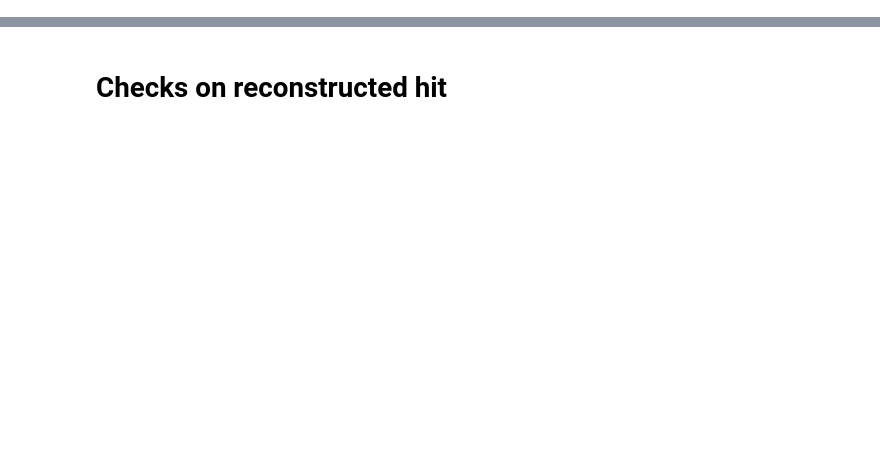
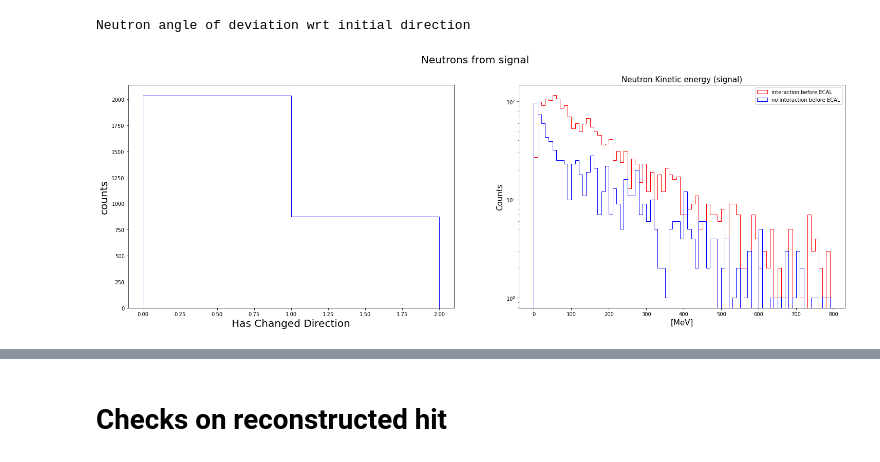
Before and after one commit to GianfrancoIngratta/SAND-PHYSICS, a Jupyter notebook: notebook/AnalyseECALDigit.ipynb, the cells around one changed output, grey strips where cells are left out. Cells and saved outputs as stored; diff of their text form; code cells hidden in the pictures; blank space fills up the shorter version.

```diff
--- a/notebook/AnalyseECALDigit.ipynb
+++ b/notebook/AnalyseECALDigit.ipynb
@@ -356,0 +349,39 @@ df
+# %%
+print("Neutron angle of deviation wrt initial direction")
+plotter = MultiPlotter(nrows=1, ncols=2, figsize=(25, 8), suptitle = "Neutrons from signal")
+
+plotter.plot_hist(
+    data=neutron_signal["HasChangedDirection"],
+    bins=[0,1,2],
+    color='blue',
+    xlabel='Has Changed Direction',
+    ylabel="counts",
+)
+
+
+plotter.next_plot()
+
+plotter.plot_hist(
+    data=neutron_signal[neutron_signal.HasChangedDirection==0]["E_kin"],
+    bins=np.arange(0, 800, 10),
+    color='red',
+    label='interaction before ECAL',
+)
+
+plotter.plot_hist(
+    data=neutron_signal[neutron_signal.HasChangedDirection==1]["E_kin"],
+    bins=np.arange(0, 800, 10),
+    color='blue',
+    label='no interaction before ECAL',
+)
+
+plotter.axes[1].set_yscale("log")
+plotter.axes[1].set_title("Neutron Kinetic energy (signal)", fontsize=15)
+plotter.set_labels(xlabel="[MeV]", ylabel="Counts", fontsize=15)
+
+plotter.next_plot(plot_legend=True)
+
+all_hists.append(plotter)
+# %% [output]
+Neutron angle of deviation wrt initial direction
+[figure, added]
```
Also changed, not shown: parts of 50 cells of this notebook, 15 other files.
